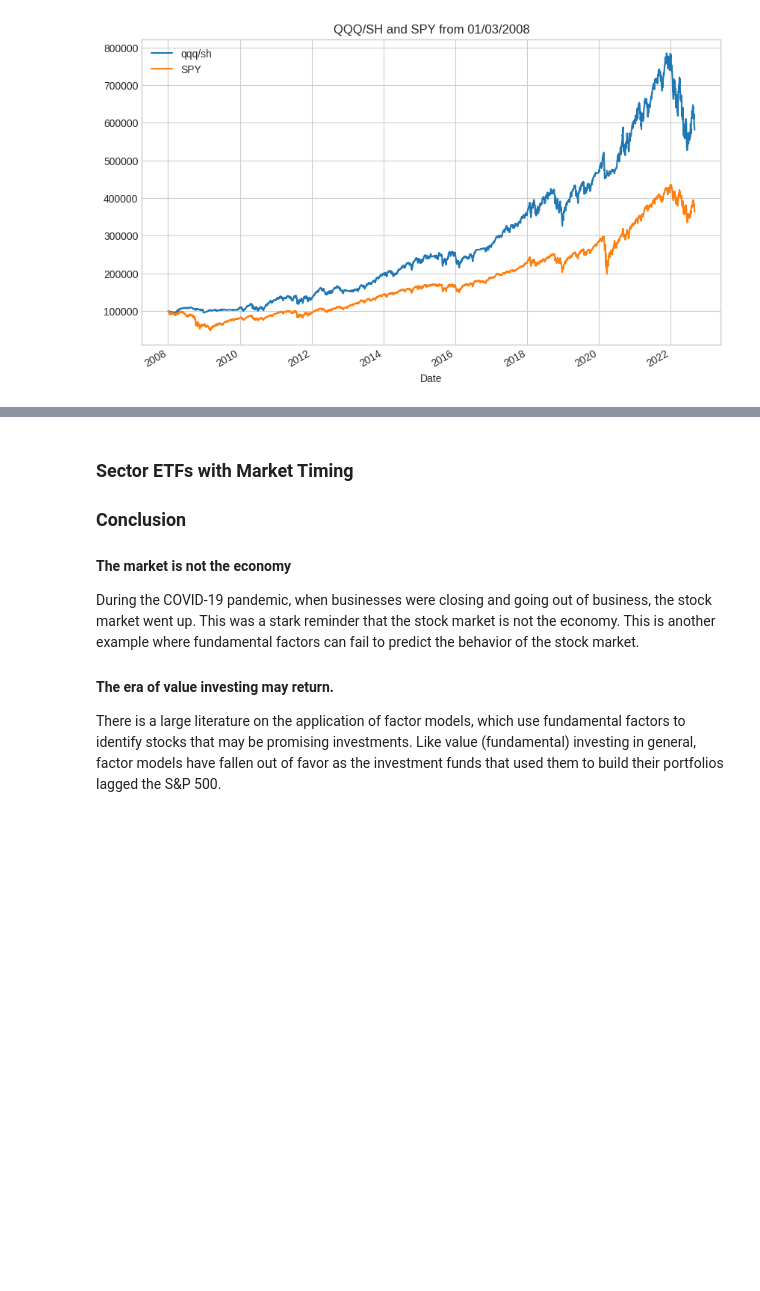
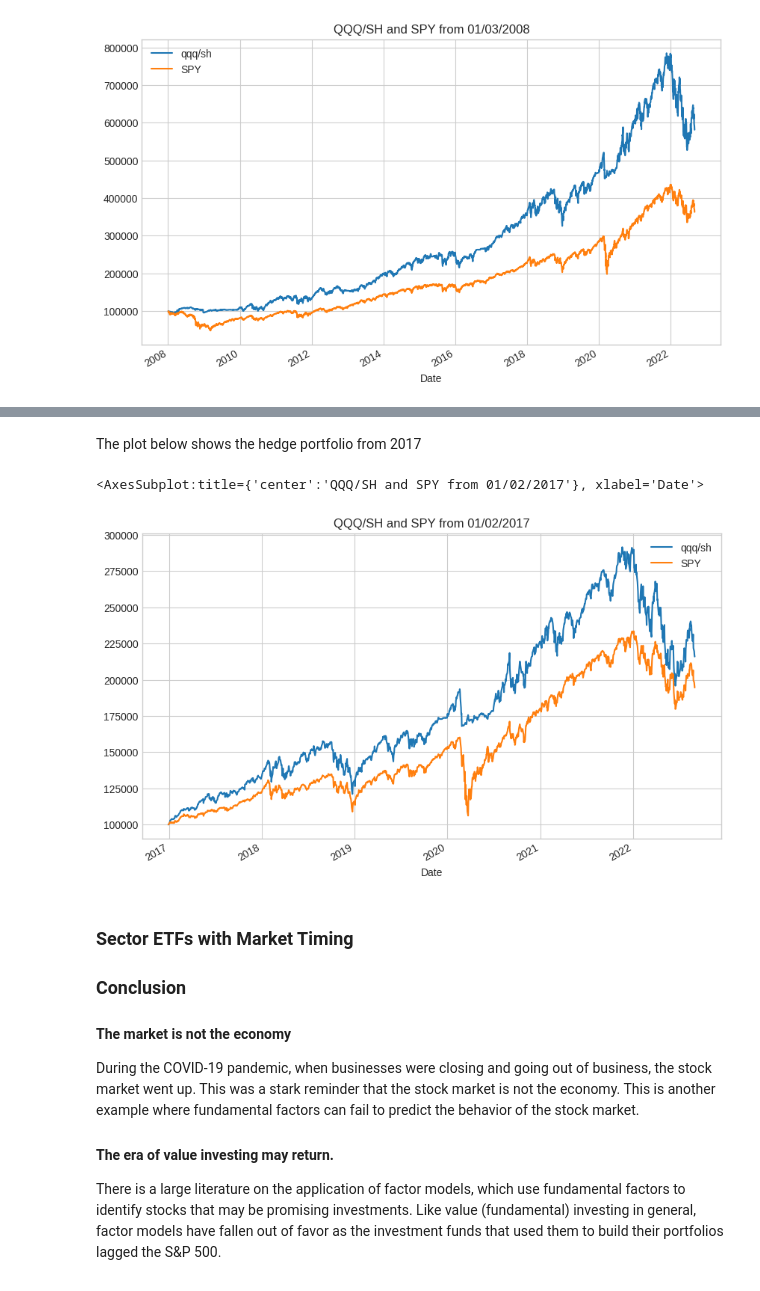
Before and after one commit to IanLKaplan/lazy_fundamental_analyst, a Jupyter notebook: lazy_fundamental_analyst.ipynb, the cells around one changed output, grey strips where cells are left out. Saved outputs shown, nothing was run; the diff lists cells and outputs as text; code cells hidden in the pictures; blank space fills up the shorter version.

```diff
--- a/lazy_fundamental_analyst.ipynb
+++ b/lazy_fundamental_analyst.ipynb
@@ -1122,3 +1122,25 @@ plot_df.plot(grid=True, title=f'QQQ/SH and SPY from {d2010_start_date.strftime("
+# %% [markdown]
+<p>
+The plot below shows the hedge portfolio from 2017
+</p>
+# %%
+d2017_start_date_str = '2017-01-02'
+d2017_start_date: datetime = datetime.fromisoformat(d2017_start_date_str)
+
+port_df = hedged_portfolio(holdings=holdings,
+                           portfolio_asset=qqq_close_df,
+                           hedge_asset=sh_close_df,
+                           start_date=d2017_start_date,
+                           end_date=end_date,
+                           yearly_eps=eps_yearly,
+                           unemployment=bls_unemployment_df)
+
+plot_df = build_plot_data(holdings=holdings, portfolio_df=port_df, spy_df=spy_close_df)
+
+plot_df.plot(grid=True, title=f'QQQ/SH and SPY from {d2017_start_date.strftime("%m/%d/%Y")}', figsize=(10, 6))
+# %% [output]
+<AxesSubplot:title={'center':'QQQ/SH and SPY from 01/02/2017'}, xlabel='Date'>
+[figure, added]
 # %% [markdown]
 
 <h3>
```
Also changed, not shown: parts of 3 cells of this notebook.
